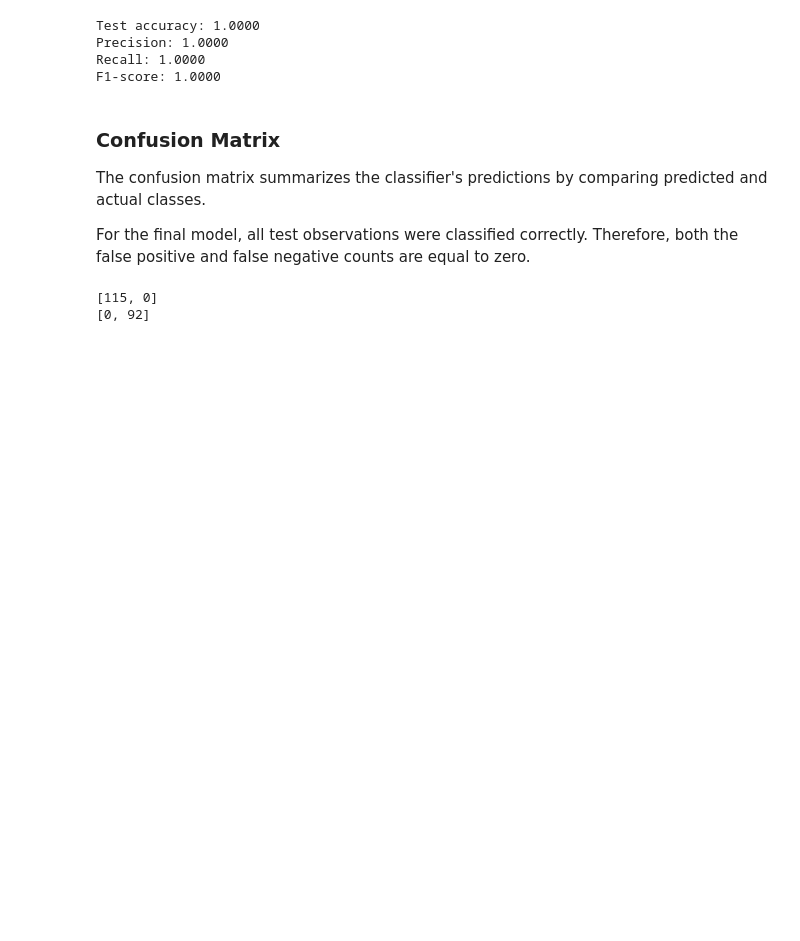
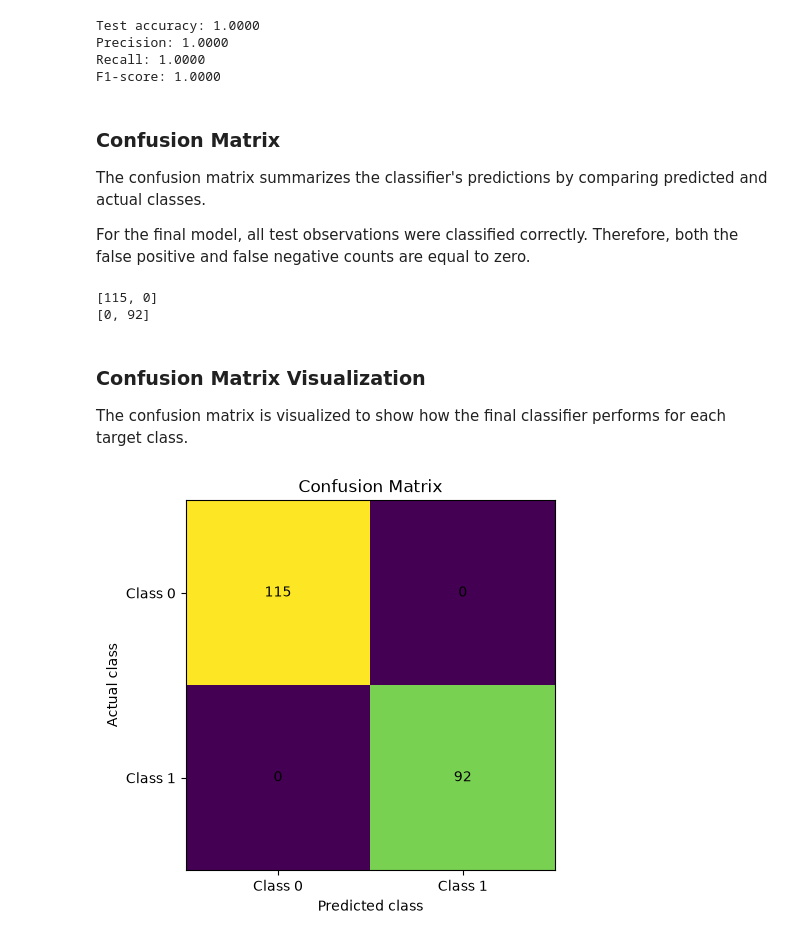
Before and after one commit to oliversulej/banknote-authentication-from-scratch, a Jupyter notebook: notebooks/02_modeling.ipynb, the cells around one changed output. Drawn from its saved outputs; the diff is of its cells as text; code cells hidden in the pictures; blank space fills up the shorter version.

```diff
--- a/notebooks/02_modeling.ipynb
+++ b/notebooks/02_modeling.ipynb
@@ -627,3 +640,43 @@ for row in confusion_matrix:
 # %% [output]
 [115, 0]
 [0, 92]
+# %% [markdown]
+### Confusion Matrix Visualization
+
+The confusion matrix is visualized to show how the final classifier performs for each target class.
+# %%
+fig, ax = plt.subplots()
+
+image = ax.imshow(confusion_matrix)
+
+ax.set_xticks([0, 1])
+ax.set_yticks([0, 1])
+
+ax.set_xticklabels(["Class 0", "Class 1"])
+ax.set_yticklabels(["Class 0", "Class 1"])
+
+ax.set_xlabel("Predicted class")
+ax.set_ylabel("Actual class")
+ax.set_title("Confusion Matrix")
+
+for i in range(2):
+    for j in range(2):
+        ax.text(
+            j,
+            i,
+            confusion_matrix[i][j],
+            ha="center",
+            va="center"
+        )
+
+plt.show()
+
+figures_path = project_root / "figures"
+
+fig.savefig(
+    figures_path / "confusion_matrix.png",
+    dpi=150,
+    bbox_inches="tight"
+)
+# %% [output]
+[figure, added]
```
Also changed, not shown: parts of 6 cells of this notebook, 4 other files.
